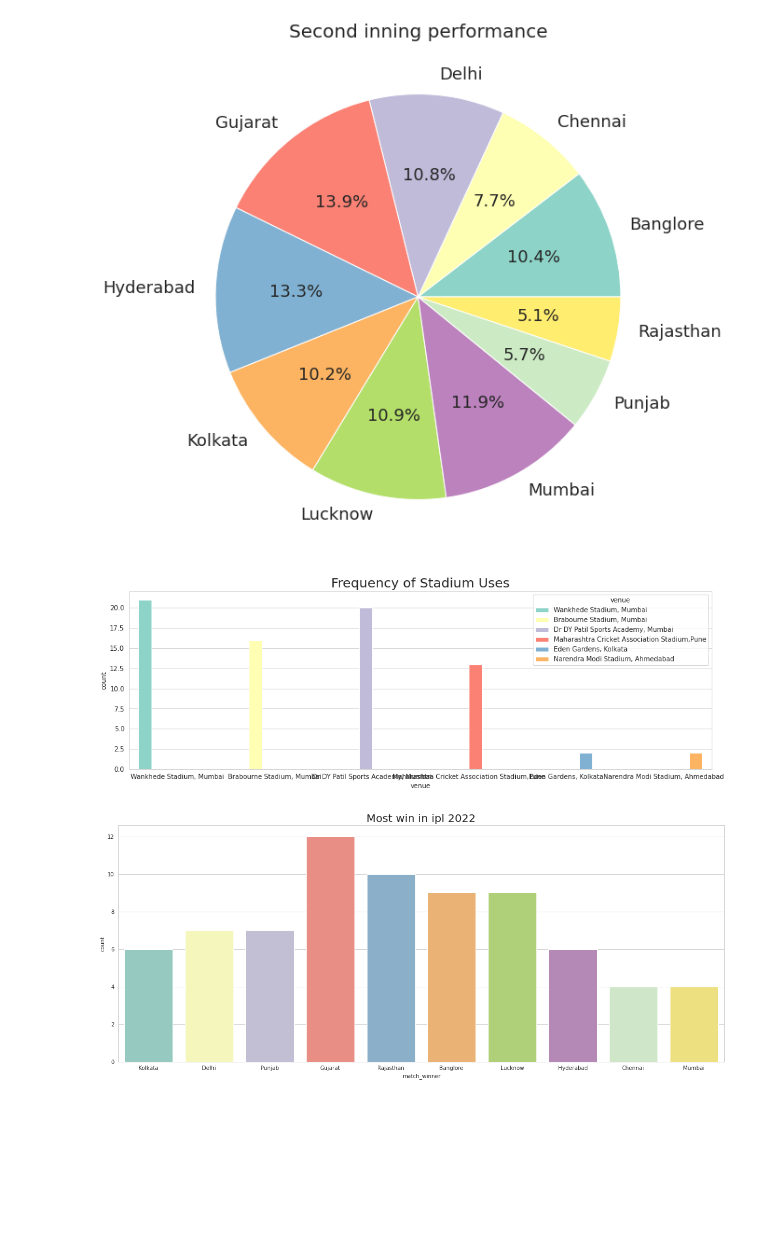
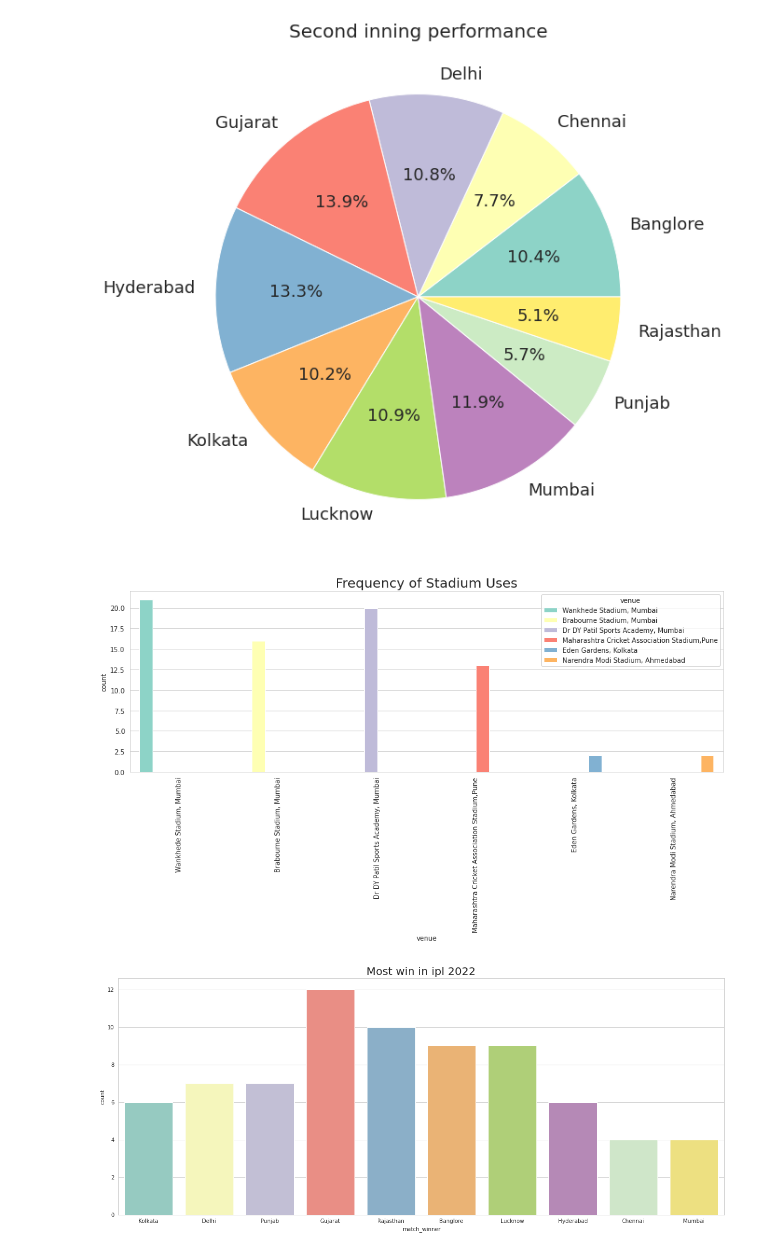
Before and after one commit to shivam97verma/Analysis-of-Indian-Premier-league-2022, a Jupyter notebook: iplnew.ipynb, the cells around one changed output. Saved outputs shown, nothing was run; the diff lists cells and outputs as text; code cells hidden in the pictures; blank space fills up the shorter version.

```diff
--- a/iplnew.ipynb
+++ b/iplnew.ipynb
@@ -844,11 +844,12 @@ plt.title("Second inning performance", fontsize=20);
 # %%
 #Show the frequency of each stadium using count
 plt.figure(figsize=(16,5))
 sns.countplot(x="venue",data=ipl,hue="venue",saturation=1,)
 plt.title("Frequency of Stadium Uses",fontsize=20)
+plt.xticks(rotation=90)
 plt.show()
 # %% [output]
-[figure, old version]
+[figure, new version]
 # %%
 #Display most win in ipl 2022
 plt.figure(figsize=(20,8))
```
Also changed, not shown: parts of 1 cell of this notebook.
